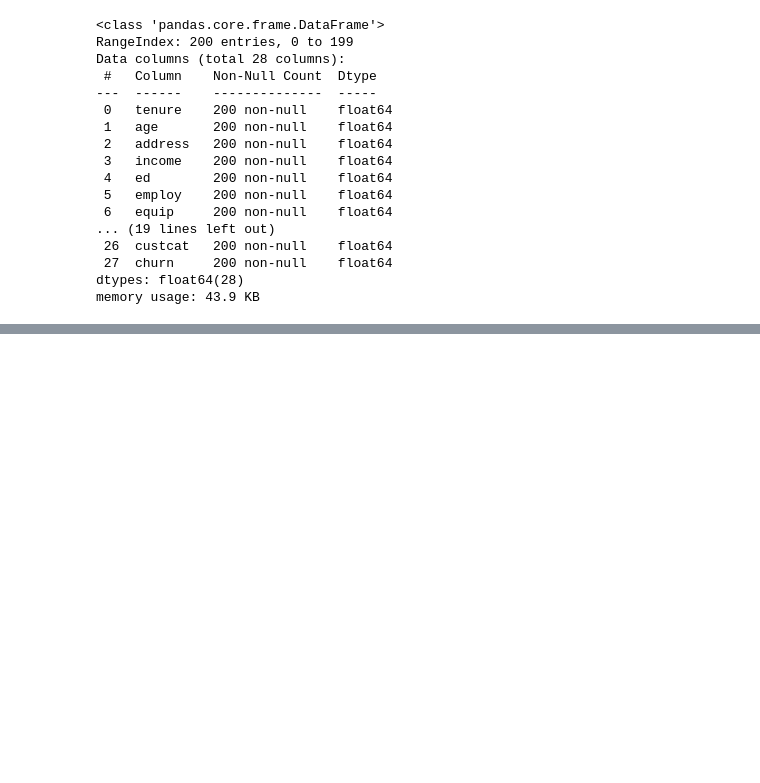
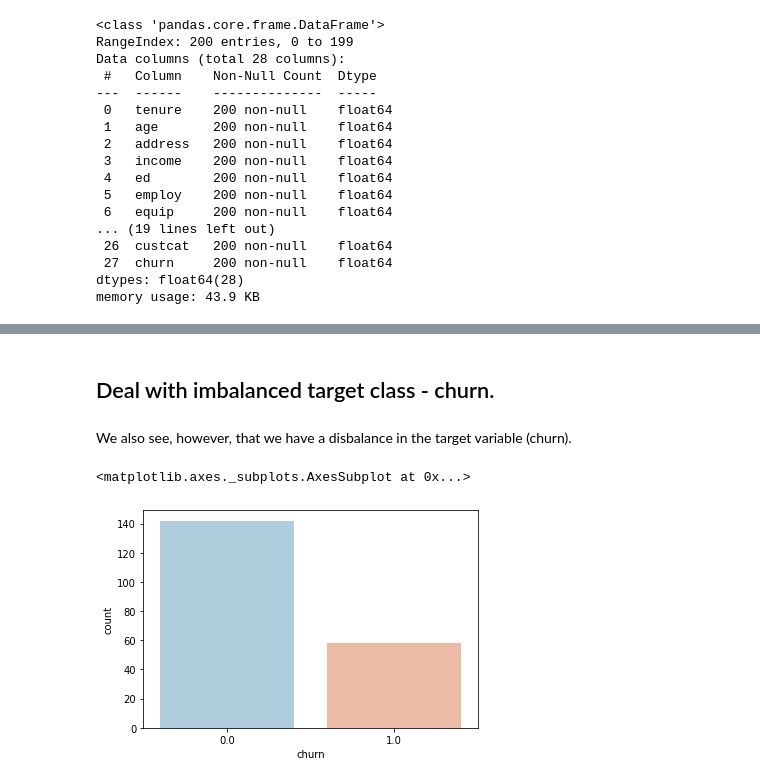
Before and after one commit to SimeonHristov99/AI_PredictChurn_Adaboost, a Jupyter notebook: solution.ipynb, the cells around one changed output, grey strips where cells are left out. Cells and saved outputs as stored; diff of their text form; code cells hidden in the pictures; blank space fills up the shorter version.

```diff
--- a/solution.ipynb
+++ b/solution.ipynb
@@ -243,0 +98,9 @@ accuracy(y_test, clf.predict(X_test))
+# %% [markdown]
+## Deal with imbalanced target class - churn.
+# %% [markdown]
+We also see, however, that we have a disbalance in the target variable (churn).
+# %%
+sns.countplot(data=df, x='churn', palette='RdBu_r')
+# %% [output]
+<matplotlib.axes._subplots.AxesSubplot at 0x...>
+[figure, added]
```
Also changed, not shown: parts of 74 cells of this notebook.
